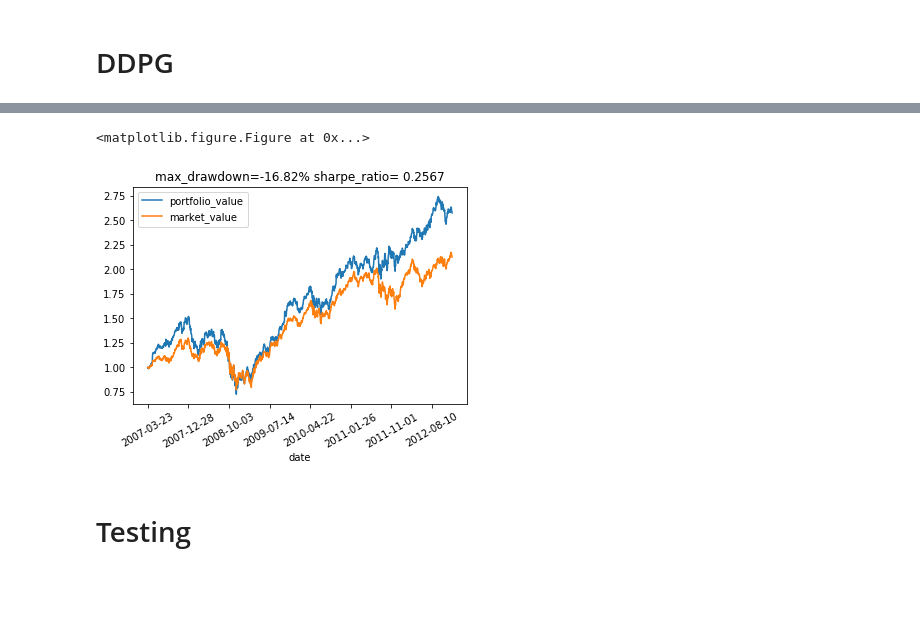
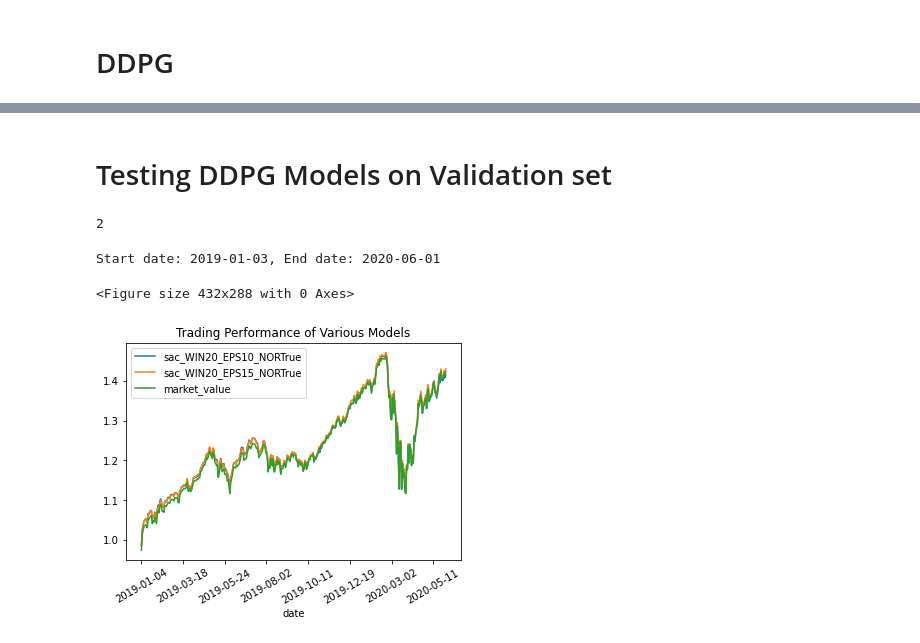
Before and after one commit to Tsedao/SPDQ, a Jupyter notebook: portfolio_simulation.ipynb, the cells around one changed output, grey strips where cells are left out. Saved outputs shown, nothing was run; the diff lists cells and outputs as text; code cells hidden in the pictures; blank space fills up the shorter version.

```diff
--- a/portfolio_simulation.ipynb
+++ b/portfolio_simulation.ipynb
@@ -72,4 +86,0 @@ actor_noise = OrnsteinUhlenbeckActionNoise(mu=np.zeros(config['input']['asset_nu
-# %%
-sess = tf.Session()
-stockactor = StockActor(sess, config, action_bound=1)
-stockcritic = StockCritic(sess, config, num_actor_vars=stockactor.get_num_trainable_vars())
@@ -123,7 +216,30 @@ Finish.
+# %% [markdown]
+# Testing DDPG Models on Validation set
+# %%
+validation_start_date = '2019-01-03'
+history = history_stock_price_validating
+timestamp = timestamp_validating
+steps = 365
+# %%
+len(models)
+# %% [output]
+2
+# %%
+from environment.portfolio import MultiActionPortfolioEnv
+
+MuliActEnv_validating = MultiActionPortfolioEnv(history=history,
+                                                abbreviation=abbreviations,
+                                                timestamp=timestamp,
+                                                model_names=model_names,
+                                                window_length=max(window_length_lst),
+                                                steps=steps,
+                                                sample_start_date=validation_start_date)
+# %%
+envs = test_model_multiple(env=MuliActEnv_validating,models=models, policy_delay=policy_delay)
+# %% [output]
+Start date: 2019-01-03, End date: 2020-06-01
 # %%
-env_training.render()
+envs.render()
 # %% [output]
-<matplotlib.figure.Figure at 0x...>
+<Figure size 432x288 with 0 Axes>
-[figure, old version]
+[figure, new version]
-# %% [markdown]
-# Testing
```
Also changed, not shown: parts of 42 cells of this notebook.
